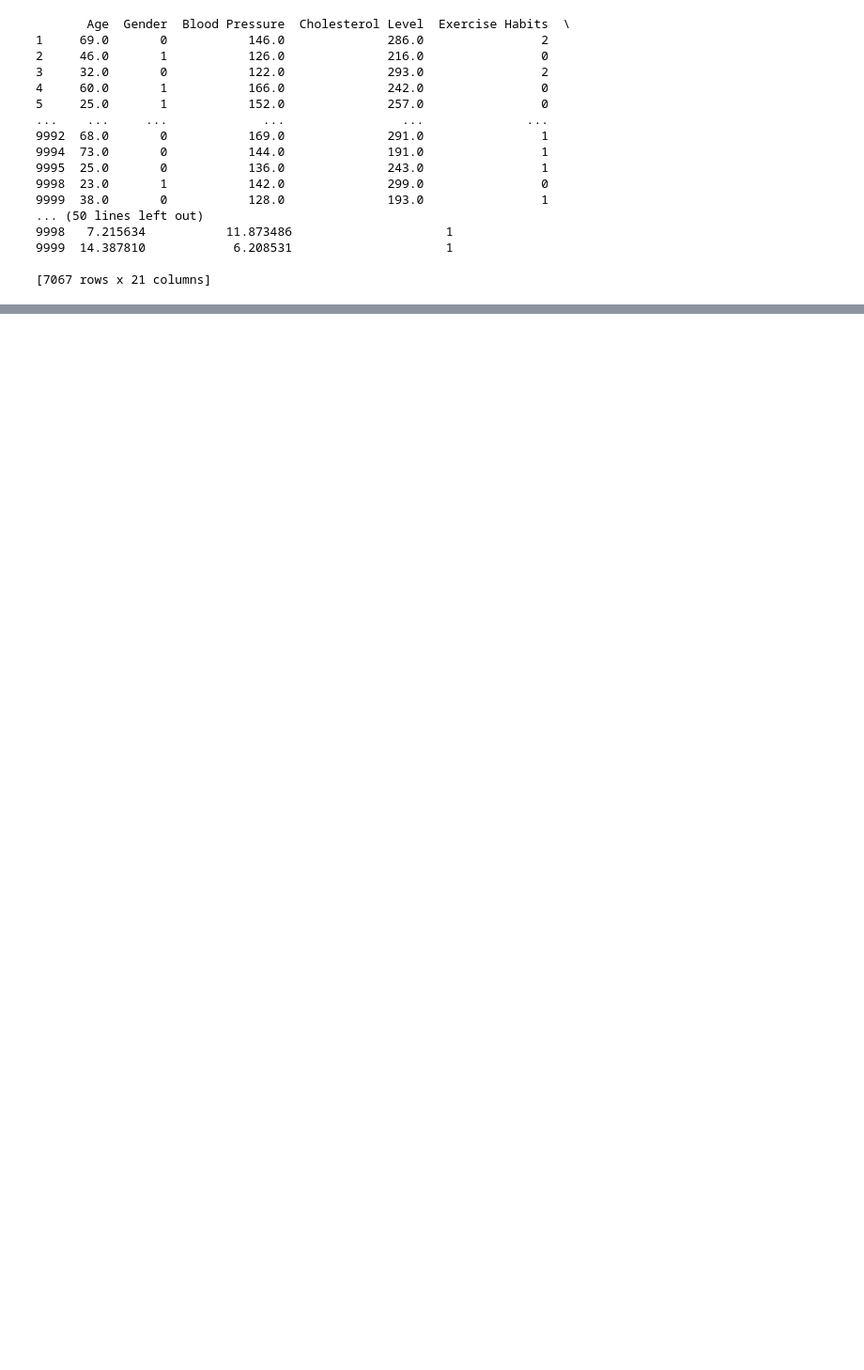
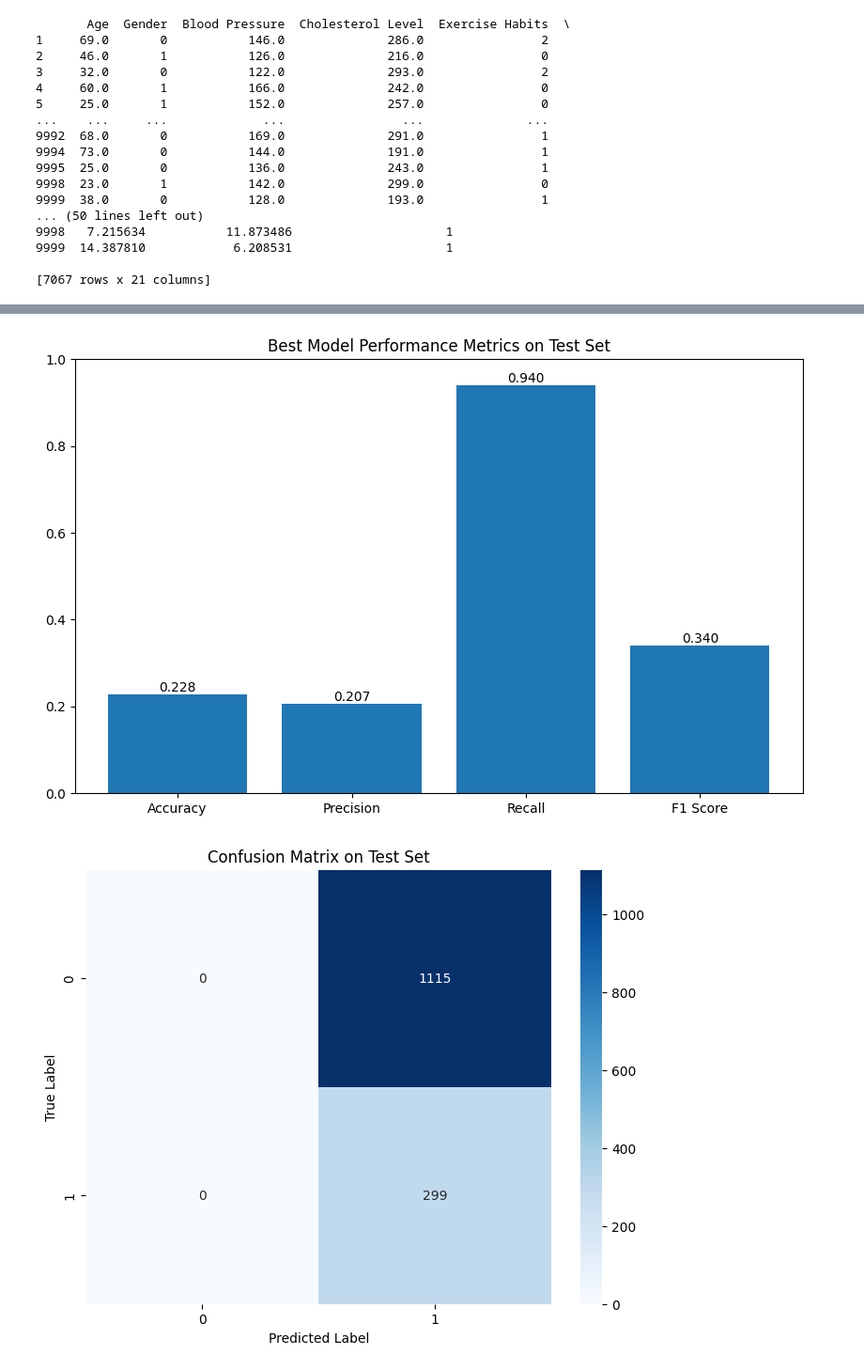
Before and after one commit to Syed-Ahmed02/Heart-Disease-Predictor, a Jupyter notebook: backend/notebook.ipynb, the cells around one changed output, grey strips where cells are left out. Shown: that part at 94% size. Saved outputs shown, nothing was run; the diff lists cells and outputs as text; code cells hidden in the pictures; blank space fills up the shorter version.

Commit message:
updated notebook with new models, and testing different thresholds, try Decision Trees and logestic regression algorithim to compare results

```diff
--- a/backend/notebook.ipynb
+++ b/backend/notebook.ipynb
@@ -173,0 +250,12 @@ Name: 4554, dtype: float64
+# %%
+# Calculate class weights
+from sklearn.utils.class_weight import compute_class_weight
+
+class_weights = compute_class_weight(
+    'balanced',
+    classes=np.unique(y_train),
+    y=y_train
+)
+class_weight_dict = dict(zip(np.unique(y_train), class_weights))
+
+print("Class weights:", class_weight_dict)
@@ -307 +614,34 @@ Test Set Classification Error: 0.2115
+# %%
+# Visualize model performance metrics
+metrics = ['Accuracy', 'Precision', 'Recall', 'F1 Score']
+values = [0.228, 0.207, 0.940, 0.340]  # From best model test results
+
+plt.figure(figsize=(10, 6))
+bars = plt.bar(metrics, values)
+plt.title('Best Model Performance Metrics on Test Set')
+plt.ylim(0, 1)
+
+# Add value labels on top of bars
+for bar in bars:
+    height = bar.get_height()
+    plt.text(bar.get_x() + bar.get_width()/2., height,
+             f'{height:.3f}',
+             ha='center', va='bottom')
+
+plt.show()
+
+# Add confusion matrix visualization
+from sklearn.metrics import confusion_matrix
+import seaborn as sns
+
+cm = confusion_matrix(y_test, yhat_test)
+plt.figure(figsize=(8, 6))
+sns.heatmap(cm, annot=True, fmt='d', cmap='Blues')
+plt.title('Confusion Matrix on Test Set')
+plt.ylabel('True Label')
+plt.xlabel('Predicted Label')
+plt.show()
+# %% [output]
+[figure, added]
+[figure, added]
 # %%
```
Also changed, not shown: parts of 14 cells of this notebook, 1 other file.
